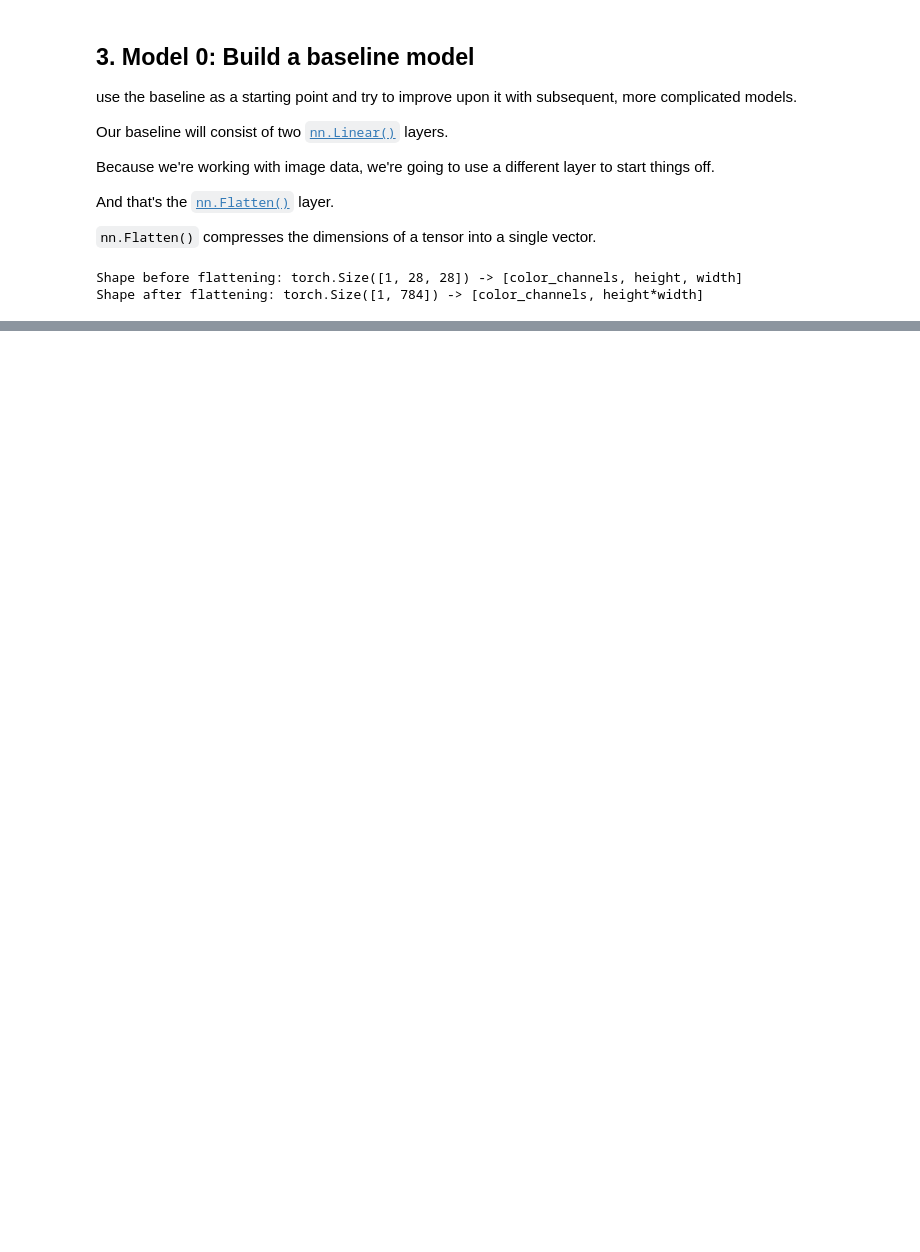
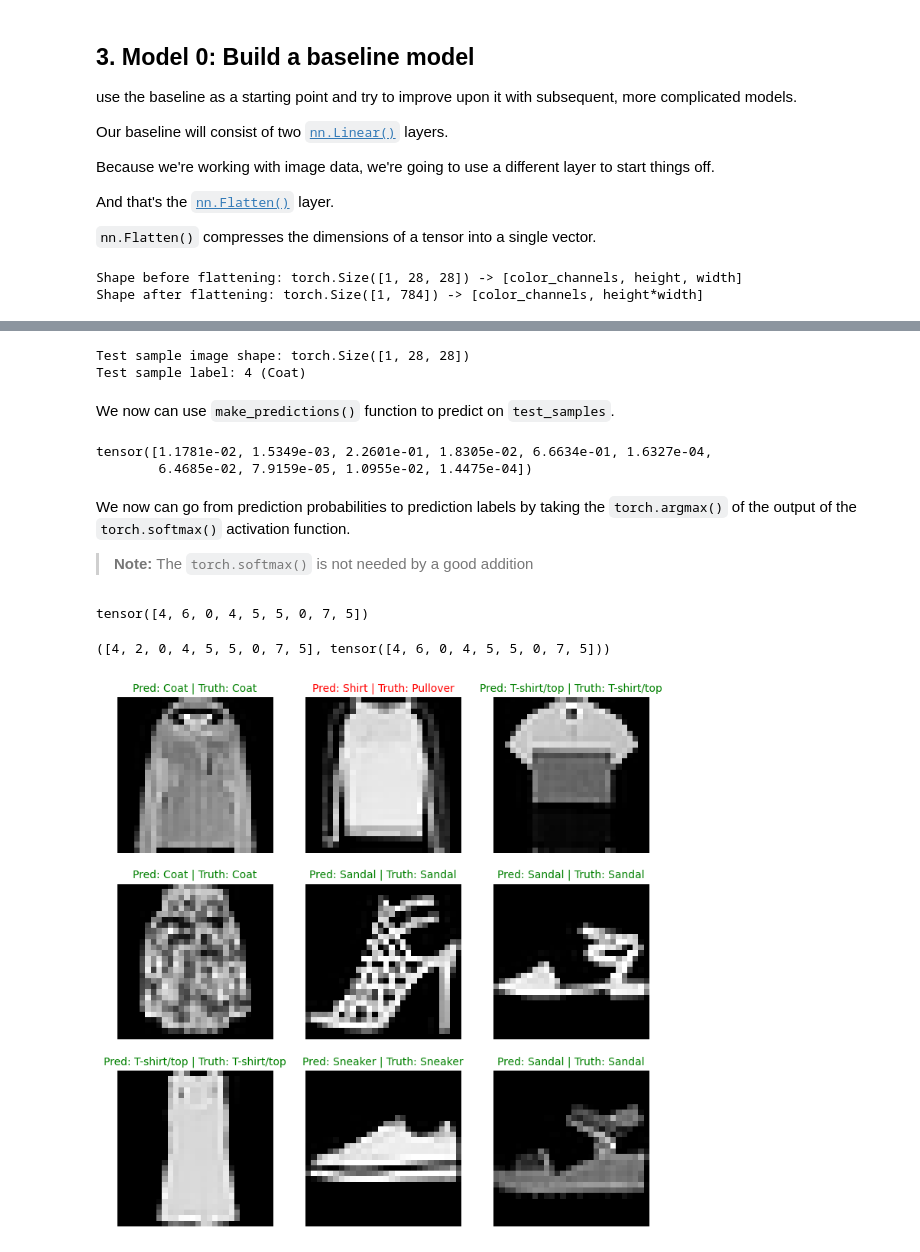
Before and after one commit to JustinShawResearch/PyTorchLearning, a Jupyter notebook: 03.PyTorch Computer Vision/03_PyTorch_Computer_Vision.ipynb, the cells around one changed output, grey strips where cells are left out. Drawn from its saved outputs; the diff is of its cells as text; code cells hidden in the pictures; blank space fills up the shorter version.

```diff
--- a/03.PyTorch Computer Vision/03_PyTorch_Computer_Vision.ipynb
+++ b/03.PyTorch Computer Vision/03_PyTorch_Computer_Vision.ipynb
@@ -289,0 +606,5 @@ Shape after flattening: torch.Size([1, 784]) -> [color_channels, height*width]
+# %%
+from helper_functions import accuracy_fn
+loss_fn = nn.CrossEntropyLoss()
+optimizer = torch.optim.SGD(params=model_1.parameters(),
+                            lr=0.1)
@@ -289,0 +1349,3 @@ Shape after flattening: torch.Size([1, 784]) -> [color_channels, height*width]
+# %%
+img, label = test_data[0][:10]
+img.shape, label
@@ -289,0 +1354,72 @@ Shape after flattening: torch.Size([1, 784]) -> [color_channels, height*width]
+# %%
+import random
+random.seed(43)
+test_samples = []
+test_labels = []
+for sample, label in random.sample(list(test_data), k=9):
+    test_samples.append(sample)
+    test_labels.append(label)
+
+# View the first test sample shape and label
+print(f"Test sample image shape: {test_samples[0].shape}\nTest sample label: {test_labels[0]} ({class_names[test_labels[0]]})")
+# %% [output]
+Test sample image shape: torch.Size([1, 28, 28])
+Test sample label: 4 (Coat)
+# %% [markdown]
+We now can use `make_predictions()` function to predict on `test_samples`.
+# %%
+# Make predictions on test samples with model 2
+pred_probs= make_predictions(model=model_2,
+                             data=test_samples)
+
+# View first prediction probabilities list
+pred_probs[0]
+# %% [output]
+tensor([1.1781e-02, 1.5349e-03, 2.2601e-01, 1.8305e-02, 6.6634e-01, 1.6327e-04,
+        6.4685e-02, 7.9159e-05, 1.0955e-02, 1.4475e-04])
+# %% [markdown]
+We now can go from prediction probabilities to prediction labels by taking the `torch.argmax()` of the output of the `torch.softmax()` activation function.
+
+> **Note:** The `torch.softmax()` is not needed by a good addition
+# %%
+# Turn the prediction probabilities into prediction labels by taking the argmax()
+pred_classes = pred_probs.softmax(dim=1).argmax(dim=1) # just pred_probs.argmax(dim=1) works as well
+pred_classes
+# %% [output]
+tensor([4, 6, 0, 4, 5, 5, 0, 7, 5])
+# %%
+# predictions in the same form as our test labels?
+test_labels, pred_classes
+
+# yes.
+# %% [output]
+([4, 2, 0, 4, 5, 5, 0, 7, 5], tensor([4, 6, 0, 4, 5, 5, 0, 7, 5]))
+# %%
+# Plot predictions
+plt.figure(figsize=(9, 9))
+nrows = 3
+ncols = 3
+for i, sample in enumerate(test_samples):
+  # Create a subplot
+  plt.subplot(nrows, ncols, i+1)
+
+  # Plot the target image
+  plt.imshow(sample.squeeze(), cmap="gray")
+
+  # Find the prediction label (in text form, e.g. "Sandal")
+  pred_label = class_names[pred_classes[i]]
+
+  # Get the truth label (in text form, e.g. "T-shirt")
+  truth_label = class_names[test_labels[i]]
+
+  # Create the title text of the plot
+  title_text = f"Pred: {pred_label} | Truth: {truth_label}"
+
+  # Check for equality and change title colour accordingly
+  if pred_label == truth_label:
+      plt.title(title_text, fontsize=10, c="g") # green text if correct
+  else:
+      plt.title(title_text, fontsize=10, c="r") # red text if wrong
+  plt.axis(False);
+# %% [output]
+[figure, added]
```
Also changed, not shown: parts of 95 cells of this notebook.
